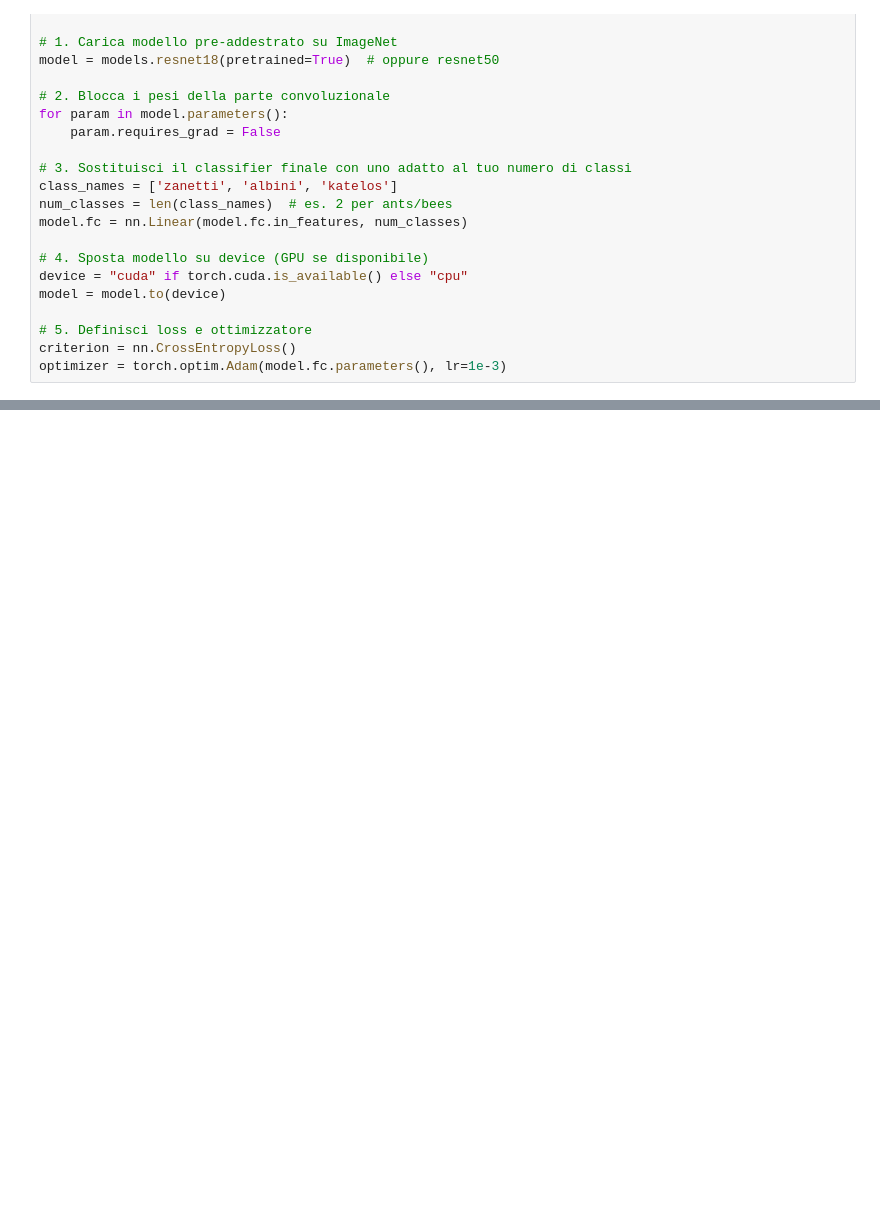
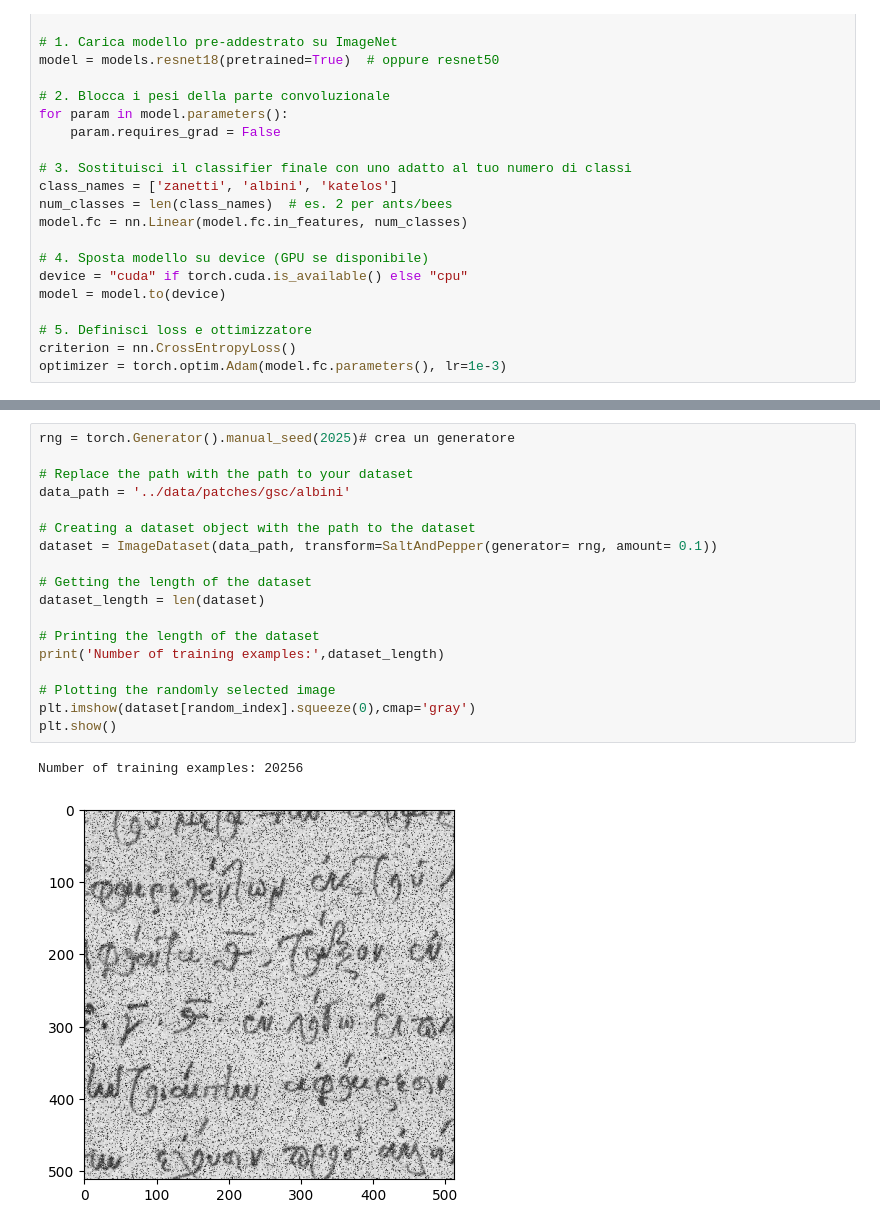
Before and after one commit to godblessourdeadkotatsu/manuscriptrecognition, a Jupyter notebook: notebooks/transfer.ipynb, the cells around one changed output, grey strips where cells are left out. Drawn from its saved outputs; the diff is of its cells as text; blank space fills up the shorter version.

```diff
--- a/notebooks/transfer.ipynb
+++ b/notebooks/transfer.ipynb
@@ -101,2 +123,23 @@ class Augmentation(object):
 
         return image
+# %%
+rng = torch.Generator().manual_seed(2025)# crea un generatore
+
+# Replace the path with the path to your dataset
+data_path = '../data/patches/gsc/albini'
+
+# Creating a dataset object with the path to the dataset
+dataset = ImageDataset(data_path, transform=SaltAndPepper(generator= rng, amount= 0.1))
+
+# Getting the length of the dataset
+dataset_length = len(dataset)
+
+# Printing the length of the dataset
+print('Number of training examples:',dataset_length)
+
+# Plotting the randomly selected image
+plt.imshow(dataset[random_index].squeeze(0),cmap='gray')
+plt.show()
+# %% [output]
+Number of training examples: 20256
+[figure, added]
```
Also changed, not shown: parts of 4 cells of this notebook, 1 other file.
